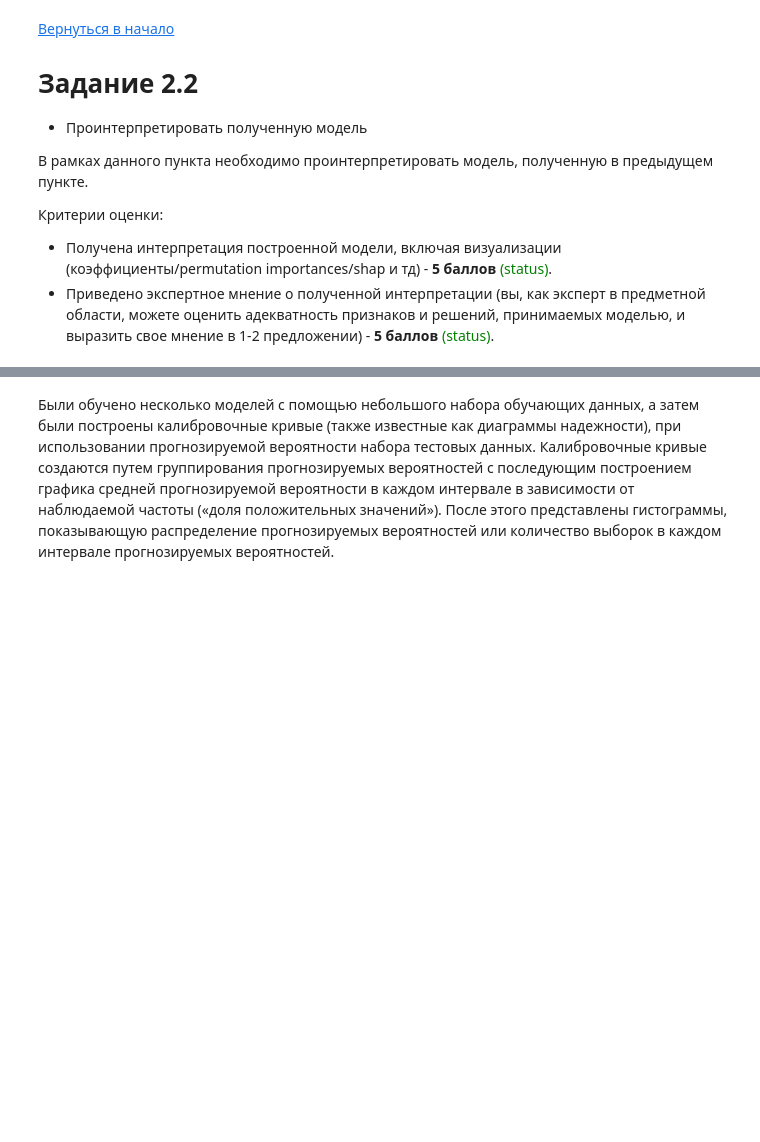
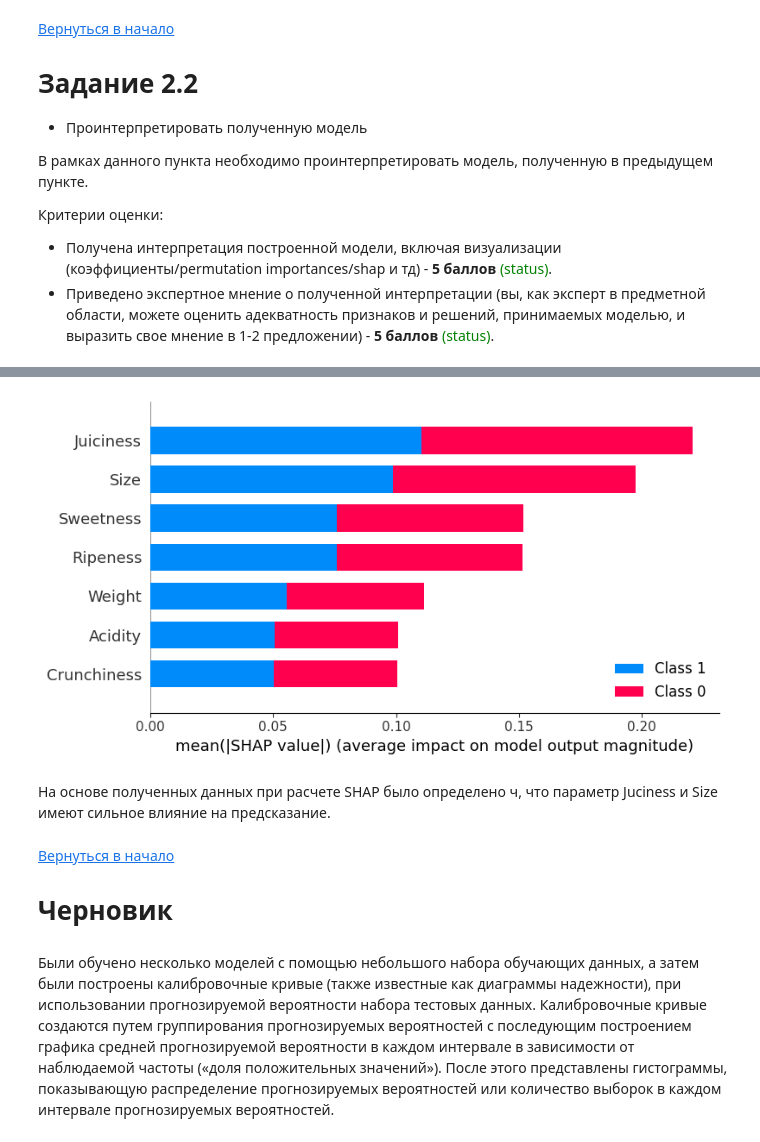
Before and after one commit to Nimaka47/ML_SciDatAn_ITMO, a Jupyter notebook: Task2_New_Hard_DataFrame.ipynb, the cells around one changed output, grey strips where cells are left out. Drawn from its saved outputs; the diff is of its cells as text; code cells hidden in the pictures; blank space fills up the shorter version.

```diff
--- a/Task2_New_Hard_DataFrame.ipynb
+++ b/Task2_New_Hard_DataFrame.ipynb
@@ -385,0 +505,8 @@ weighted avg       0.90      0.90      0.90      1000
+# %%
+explainer = shap.TreeExplainer(rf)
+index_instance = 9
+print(df.loc[[index_instance]])
+choosen_instance = X_test_scaled.loc[[index_instance]]
+shap_values = explainer.shap_values(choosen_instance)
+shap.initjs()
+shap.force_plot(explainer.expected_value[0], shap_values[0], choosen_instance)
@@ -386,3 +521,14 @@ weighted avg       0.90      0.90      0.90      1000
+# %%
+shap_values = explainer.shap_values(X_train_scaled.iloc[:100])
+shap.summary_plot(shap_values, X_train_scaled.iloc[:100])
+# %% [output]
+[figure, added]
+# %% [markdown]
+На основе полученных данных при расчете SHAP было определено ч, что параметр Juciness и Size имеют сильное влияние на предсказание.
+# %% [markdown]
+<a id='draft'></a>
+[Вернуться в начало](#content)
+# Черновик
 # %% [markdown]
 Были обучено несколько моделей с помощью небольшого набора обучающих данных, а затем были построены калибровочные кривые (также известные как диаграммы надежности), при использовании прогнозируемой вероятности набора тестовых данных. Калибровочные кривые создаются путем группирования прогнозируемых вероятностей с последующим построением графика средней прогнозируемой вероятности в каждом интервале в зависимости от наблюдаемой частоты («доля положительных значений»). После этого представлены гистограммы, показывающую распределение прогнозируемых вероятностей или количество выборок в каждом интервале прогнозируемых вероятностей.
 # %% [markdown]
```
Also changed, not shown: parts of 38 cells of this notebook.
